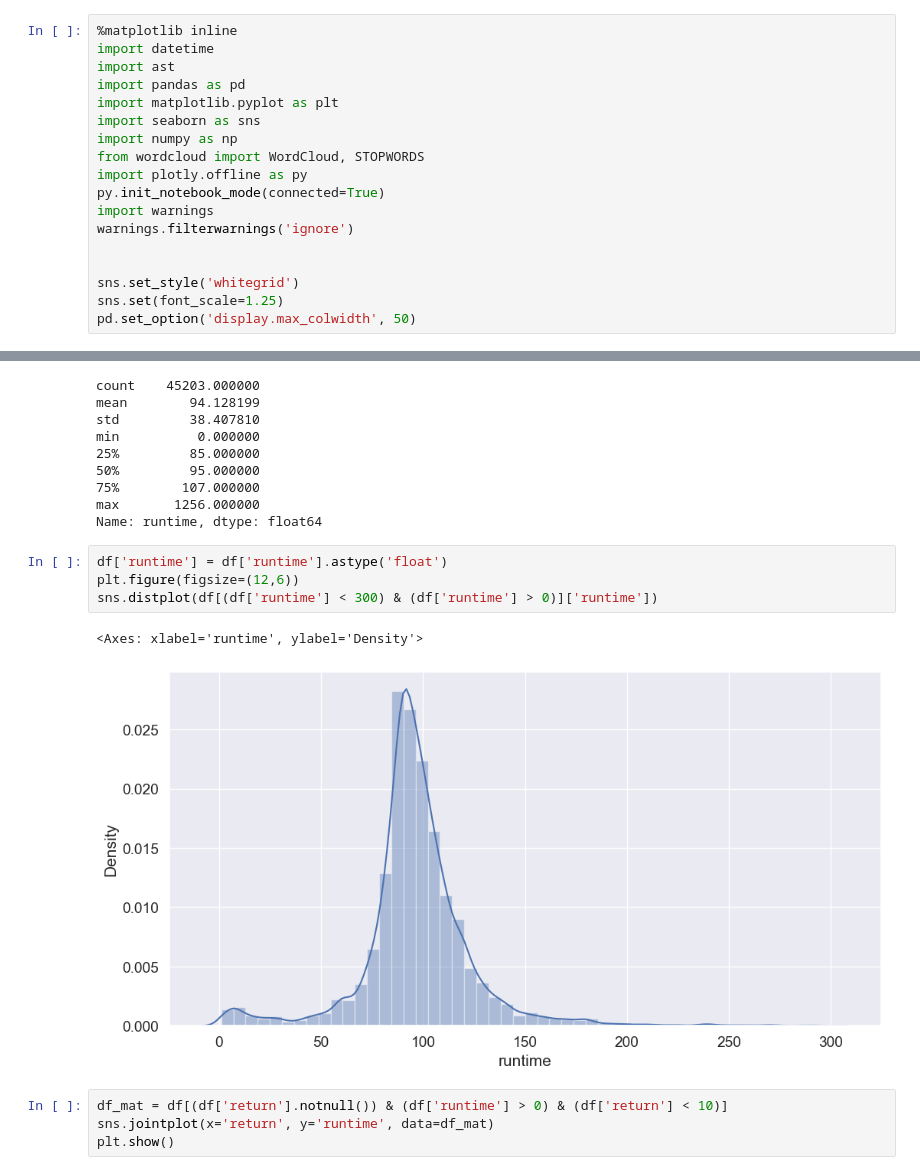
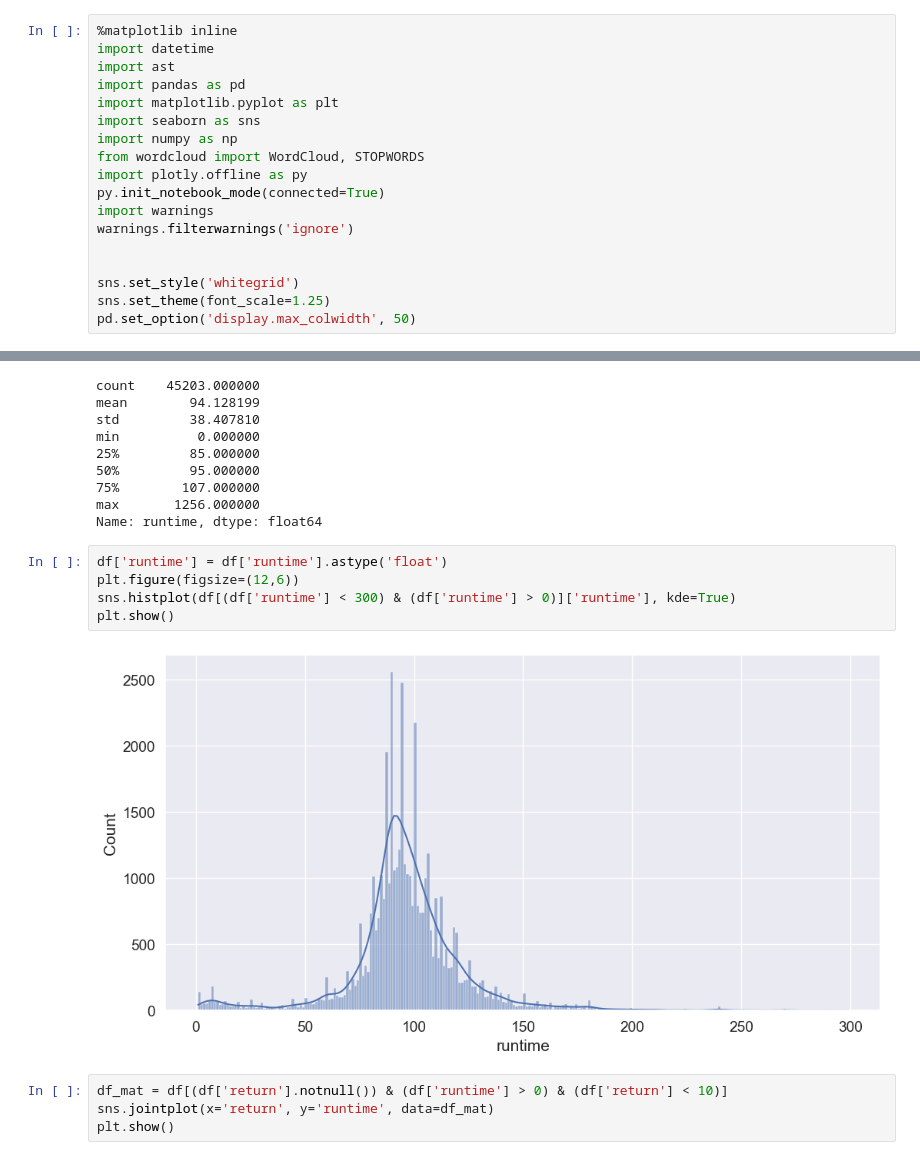
Before and after one commit to IvanKirOfficial/Movie_RecSys, a Jupyter notebook: ML/Models/EDA.ipynb, the cells around one changed output, grey strips where cells are left out. Cells and saved outputs as stored; diff of their text form.

```diff
--- a/ML/Models/EDA.ipynb
+++ b/ML/Models/EDA.ipynb
@@ -14,7 +14,7 @@ warnings.filterwarnings('ignore')
 
 
 sns.set_style('whitegrid')
-sns.set(font_scale=1.25)
+sns.set_theme(font_scale=1.25)
 pd.set_option('display.max_colwidth', 50)
 # %%
 df = pd.read_csv('../Data/Raw/movies_metadata.csv')
@@ -508,10 +498,10 @@ Name: runtime, dtype: float64
 # %%
 df['runtime'] = df['runtime'].astype('float')
 plt.figure(figsize=(12,6))
-sns.distplot(df[(df['runtime'] < 300) & (df['runtime'] > 0)]['runtime'])
+sns.histplot(df[(df['runtime'] < 300) & (df['runtime'] > 0)]['runtime'], kde=True)
+plt.show()
 # %% [output]
-<Axes: xlabel='runtime', ylabel='Density'>
-[figure, old version]
+[figure, new version]
 # %%
 df_mat = df[(df['return'].notnull()) & (df['runtime'] > 0) & (df['return'] < 10)]
 sns.jointplot(x='return', y='runtime', data=df_mat)
```
Also changed, not shown: parts of 8 cells of this notebook.
